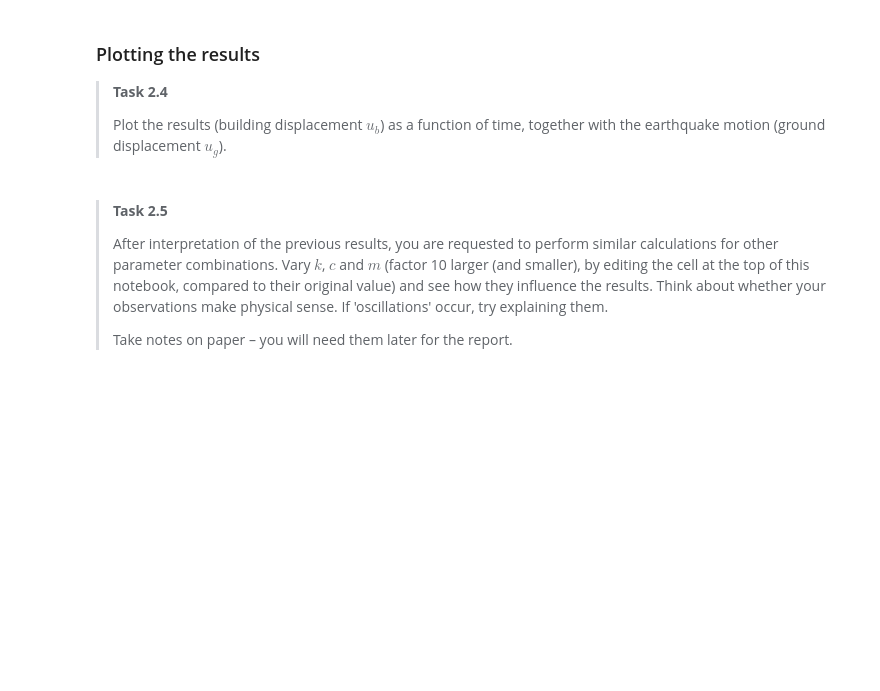
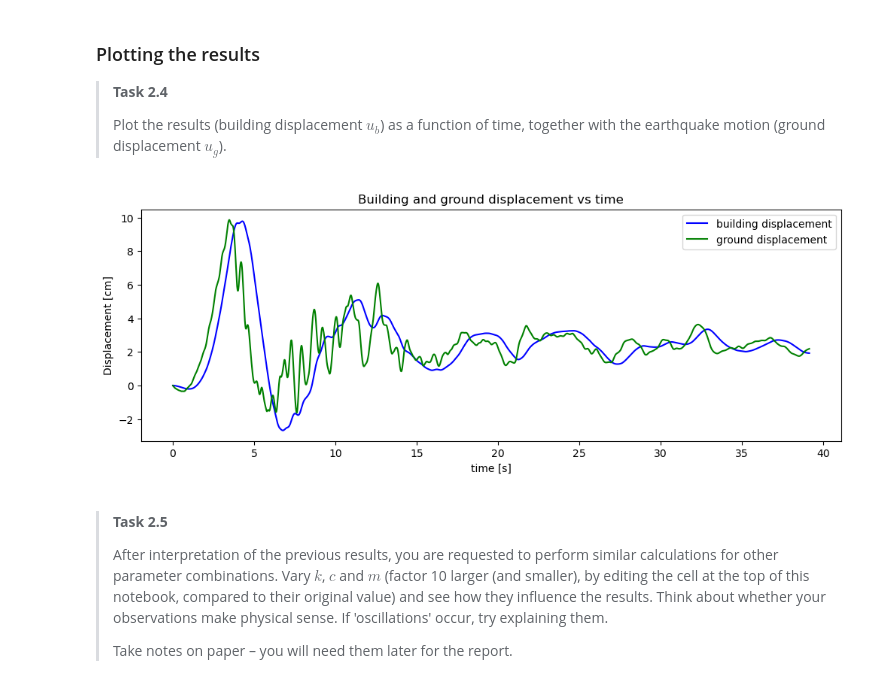
Before and after one commit to aileenkleibeuker-bit/GA1.2---Galena7, a Jupyter notebook: 1Ddynamics.ipynb, the cells around one changed output. Cells and saved outputs as stored; diff of their text form; code cells hidden in the pictures; blank space fills up the shorter version.

```diff
--- a/1Ddynamics.ipynb
+++ b/1Ddynamics.ipynb
@@ -237,9 +241,11 @@ def solution(k, c, m, num):
     """
     u = np.zeros([num])  # Initial conditions at t=0 automatically satisfied
 
-    ### YOUR CODE HERE ###
-    ### YOUR CODE HERE ###
+    for i in range(1, num - 1):
+        u[i + 1] = (2 * dt**2 * (k * (ug[i] - u[i]) + c * vg[i]) + 4 * m * u[i] + (c * dt - 2 * m) * u[i - 1]) / (c * dt + 2 * m)
+
     return u
 
 
+
 ub = solution(k, c, m, num)
@@ -284,3 +287,14 @@ plt.show()
+# %%
+plt.figure(figsize=(12, 4))
+plt.plot(t, ub, label='building displacement', c='b')
+plt.plot(t, ug, label='ground displacement', c='g')
+plt.legend()
+plt.title('Building and ground displacement vs time')
+plt.xlabel('time [s]')
+plt.ylabel('Displacement [cm]')
+plt.show()
+# %% [output]
+[figure, added]
 # %% [markdown]
 ><p>
 >
```
Also changed, not shown: parts of 4 cells of this notebook.
